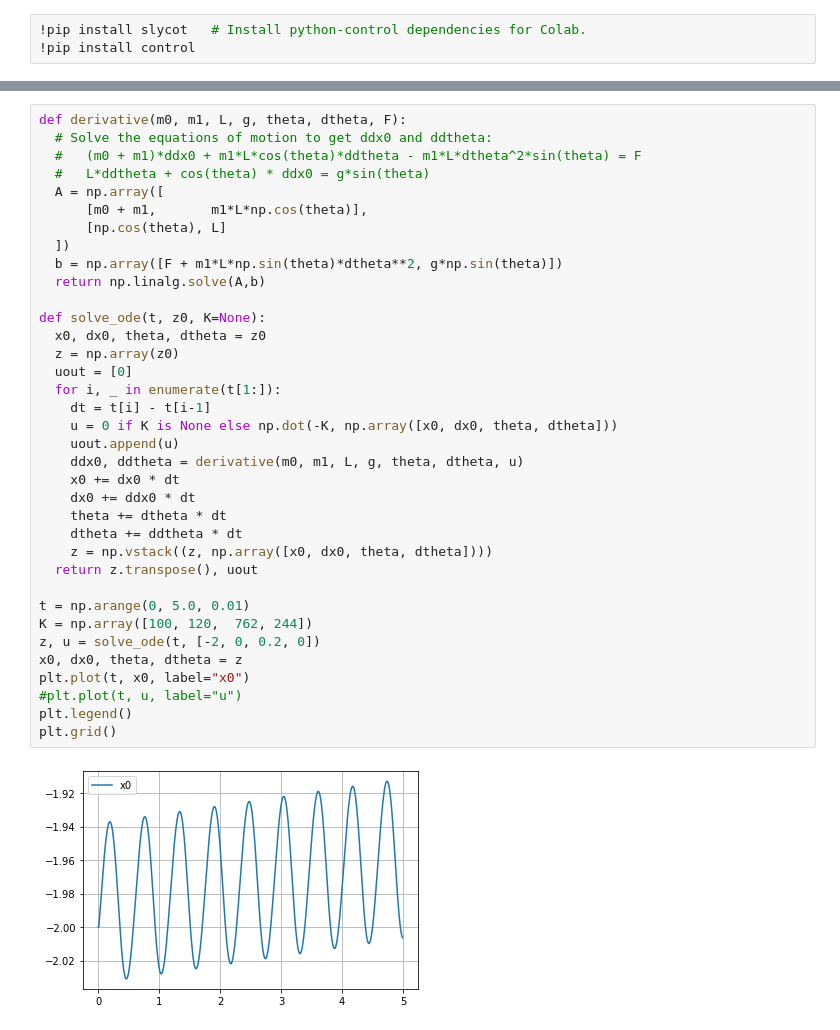
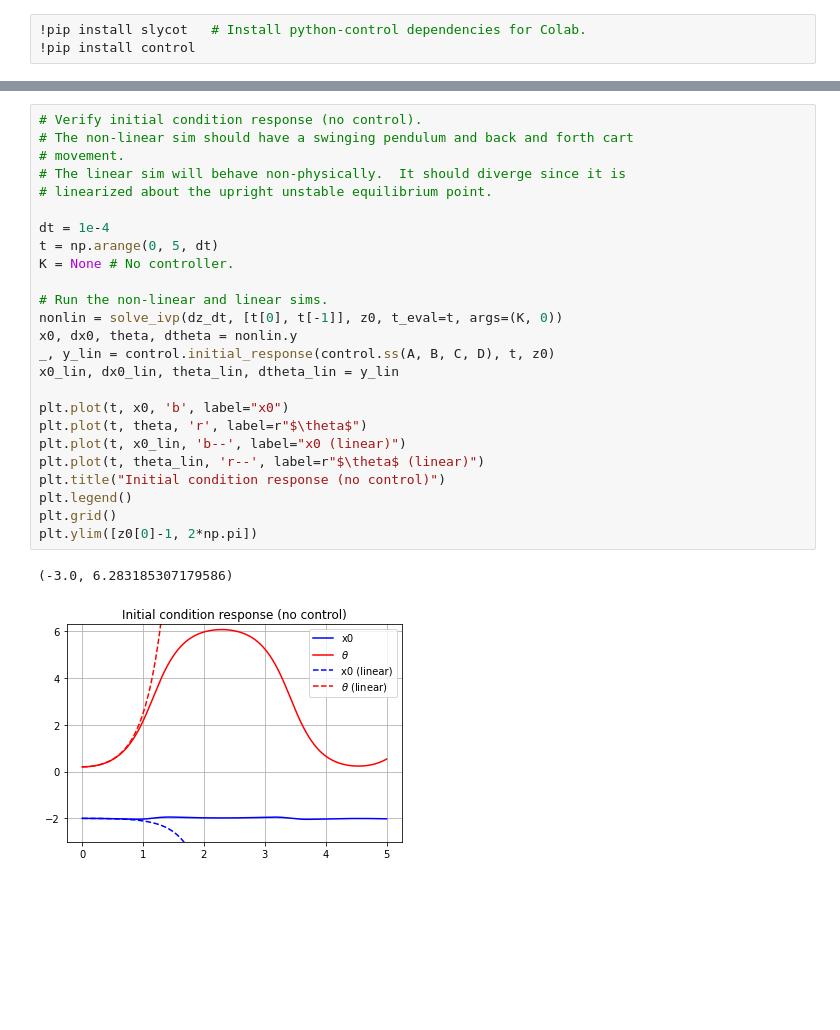
Before and after one commit to rkurdyumov/control_challenges, a Jupyter notebook: inverted_pendulum.ipynb, the cells around one changed output, grey strips where cells are left out. Drawn from its saved outputs; the diff is of its cells as text; blank space fills up the shorter version.

```diff
--- a/inverted_pendulum.ipynb
+++ b/inverted_pendulum.ipynb
@@ -31,38 +53,28 @@ B = np.array([
-# %%
-def derivative(m0, m1, L, g, theta, dtheta, F):
-  # Solve the equations of motion to get ddx0 and ddtheta:
-  #   (m0 + m1)*ddx0 + m1*L*cos(theta)*ddtheta - m1*L*dtheta^2*sin(theta) = F
-  #   L*ddtheta + cos(theta) * ddx0 = g*sin(theta)
-  A = np.array([
-      [m0 + m1,       m1*L*np.cos(theta)],
-      [np.cos(theta), L]
-  ])
-  b = np.array([F + m1*L*np.sin(theta)*dtheta**2, g*np.sin(theta)])
-  return np.linalg.solve(A,b)
-
-def solve_ode(t, z0, K=None):
-  x0, dx0, theta, dtheta = z0
-  z = np.array(z0)
-  uout = [0]
-  for i, _ in enumerate(t[1:]):
-    dt = t[i] - t[i-1]
-    u = 0 if K is None else np.dot(-K, np.array([x0, dx0, theta, dtheta]))
-    uout.append(u)
-    ddx0, ddtheta = derivative(m0, m1, L, g, theta, dtheta, u)
-    x0 += dx0 * dt
-    dx0 += ddx0 * dt
-    theta += dtheta * dt
-    dtheta += ddtheta * dt
-    z = np.vstack((z, np.array([x0, dx0, theta, dtheta])))
-  return z.transpose(), uout
-
-t = np.arange(0, 5.0, 0.01)
-K = np.array([100, 120,  762, 244])
-z, u = solve_ode(t, [-2, 0, 0.2, 0])
-x0, dx0, theta, dtheta = z
-plt.plot(t, x0, label="x0")
-#plt.plot(t, u, label="u")
-plt.legend()
-plt.grid()
-# %% [output]
-[figure, removed]
+# %%
+# Verify initial condition response (no control).
+# The non-linear sim should have a swinging pendulum and back and forth cart
+# movement.
+# The linear sim will behave non-physically.  It should diverge since it is
+# linearized about the upright unstable equilibrium point.
+
+dt = 1e-4
+t = np.arange(0, 5, dt)
+K = None # No controller.
+
+# Run the non-linear and linear sims.
+nonlin = solve_ivp(dz_dt, [t[0], t[-1]], z0, t_eval=t, args=(K, 0))
+x0, dx0, theta, dtheta = nonlin.y
+_, y_lin = control.initial_response(control.ss(A, B, C, D), t, z0)
+x0_lin, dx0_lin, theta_lin, dtheta_lin = y_lin
+
+plt.plot(t, x0, 'b', label="x0")
+plt.plot(t, theta, 'r', label=r"$\theta$")
+plt.plot(t, x0_lin, 'b--', label="x0 (linear)")
+plt.plot(t, theta_lin, 'r--', label=r"$\theta$ (linear)")
+plt.title("Initial condition response (no control)")
+plt.legend()
+plt.grid()
+plt.ylim([z0[0]-1, 2*np.pi])
+# %% [output]
+(-3.0, 6.283185307179586)
+[figure, added]
```
Also changed, not shown: parts of 5 cells of this notebook.
